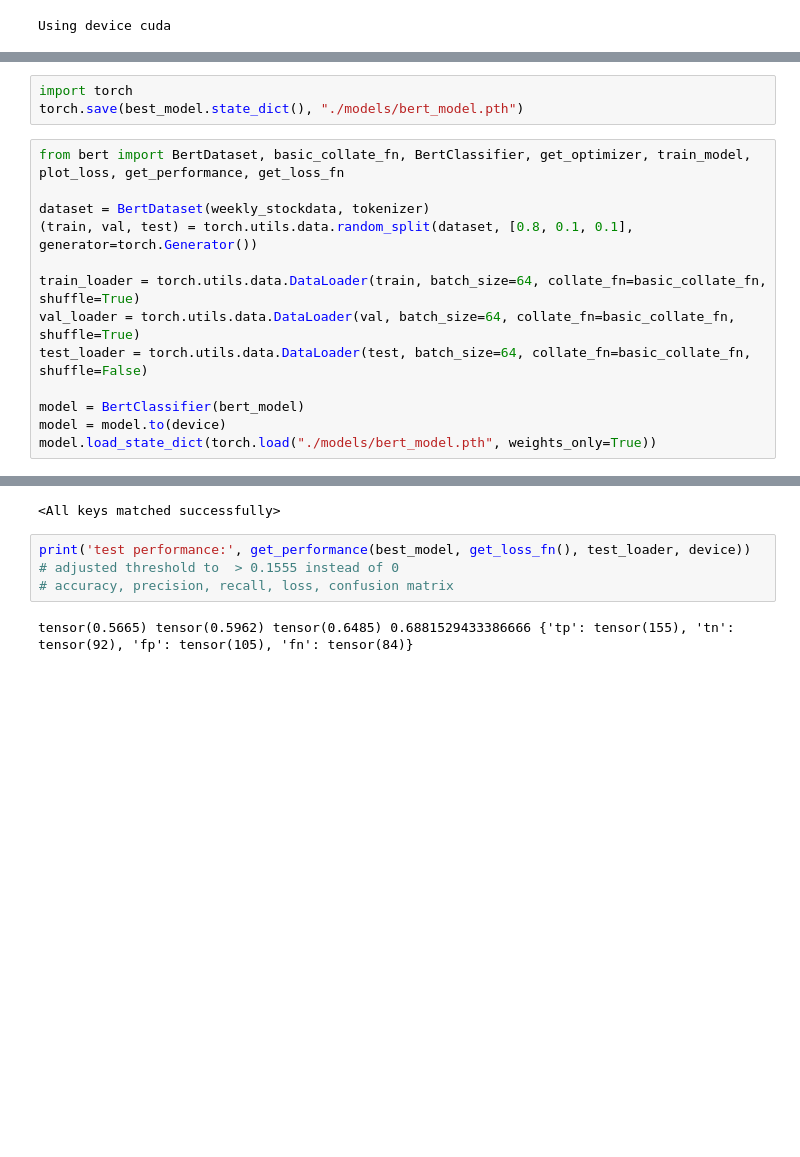
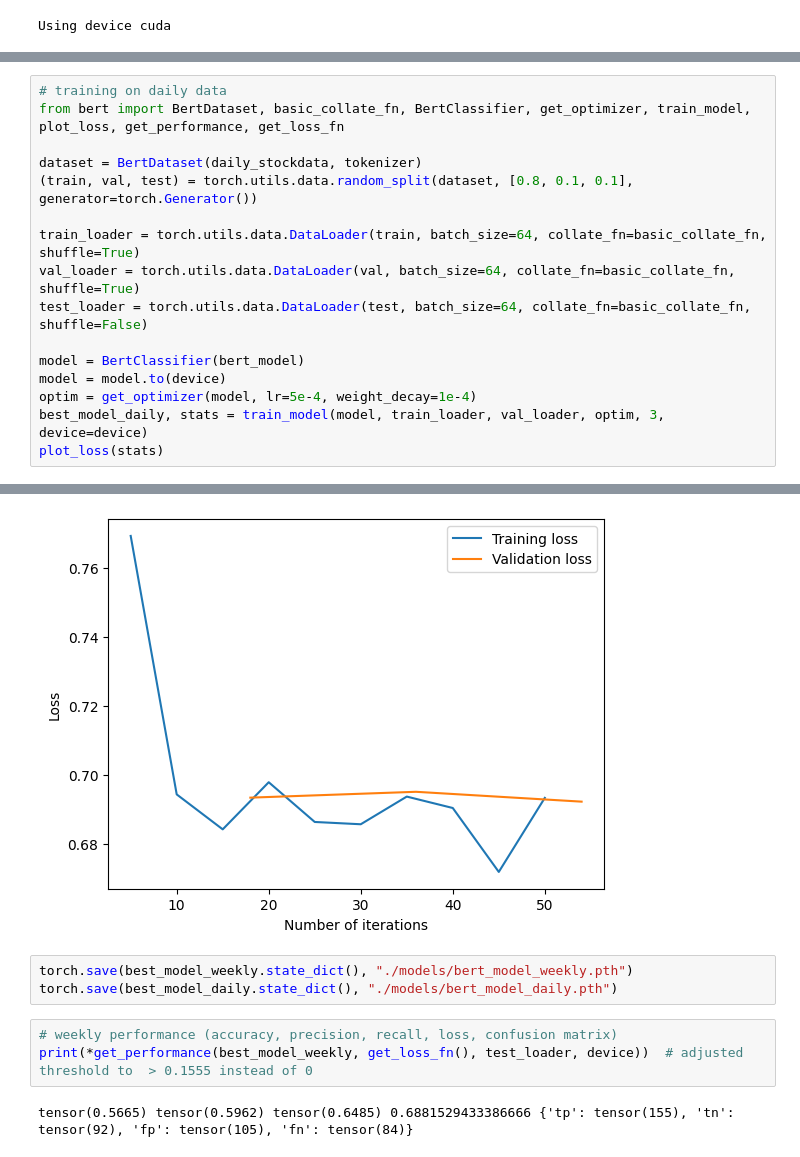
Before and after one commit to the-rks/ATLAS, a Jupyter notebook: atlas.ipynb, the cells around one changed output, grey strips where cells are left out. Saved outputs shown, nothing was run; the diff lists cells and outputs as text; blank space fills up the shorter version.

Commit message:
feat: daily bert

```diff
--- a/atlas.ipynb
+++ b/atlas.ipynb
@@ -579,13 +580,11 @@ Stopping early
 Training lasted 12.84 minutes
 ------------------------ Training Done ------------------------
 [figure]
-# %%
-import torch
-torch.save(best_model.state_dict(), "./models/bert_model.pth")
 # %%
+# training on daily data
 from bert import BertDataset, basic_collate_fn, BertClassifier, get_optimizer, train_model, plot_loss, get_performance, get_loss_fn
 
-dataset = BertDataset(weekly_stockdata, tokenizer)
+dataset = BertDataset(daily_stockdata, tokenizer)
 (train, val, test) = torch.utils.data.random_split(dataset, [0.8, 0.1, 0.1], generator=torch.Generator())
 
 train_loader = torch.utils.data.DataLoader(train, batch_size=64, collate_fn=basic_collate_fn, shuffle=True)
@@ -594,5 +593,7 @@ test_loader = torch.utils.data.DataLoader(test, batch_size=64, collate_fn=basic_
 
 model = BertClassifier(bert_model)
 model = model.to(device)
-model.load_state_dict(torch.load("./models/bert_model.pth", weights_only=True))
+optim = get_optimizer(model, lr=5e-4, weight_decay=1e-4)
+best_model_daily, stats = train_model(model, train_loader, val_loader, optim, 3, device=device)
+plot_loss(stats)
 # %% [output]
@@ -600,6 +612,9 @@ Token indices sequence length is longer than the specified maximum sequence leng
-<All keys matched successfully>
+[figure, added]
+# %%
+torch.save(best_model_weekly.state_dict(), "./models/bert_model_weekly.pth")
+torch.save(best_model_daily.state_dict(), "./models/bert_model_daily.pth")
 # %%
-print('test performance:', get_performance(best_model, get_loss_fn(), test_loader, device))  # adjusted threshold to  > 0.1555 instead of 0
-# accuracy, precision, recall, loss, confusion matrix
+# weekly performance (accuracy, precision, recall, loss, confusion matrix)
+print(*get_performance(best_model_weekly, get_loss_fn(), test_loader, device))  # adjusted threshold to  > 0.1555 instead of 0
 # %% [output]
 tensor(0.5665) tensor(0.5962) tensor(0.6485) 0.6881529433386666 {'tp': tensor(155), 'tn': tensor(92), 'fp': tensor(105), 'fn': tensor(84)}
```
Also changed, not shown: parts of 4 cells of this notebook, 1 other file.
